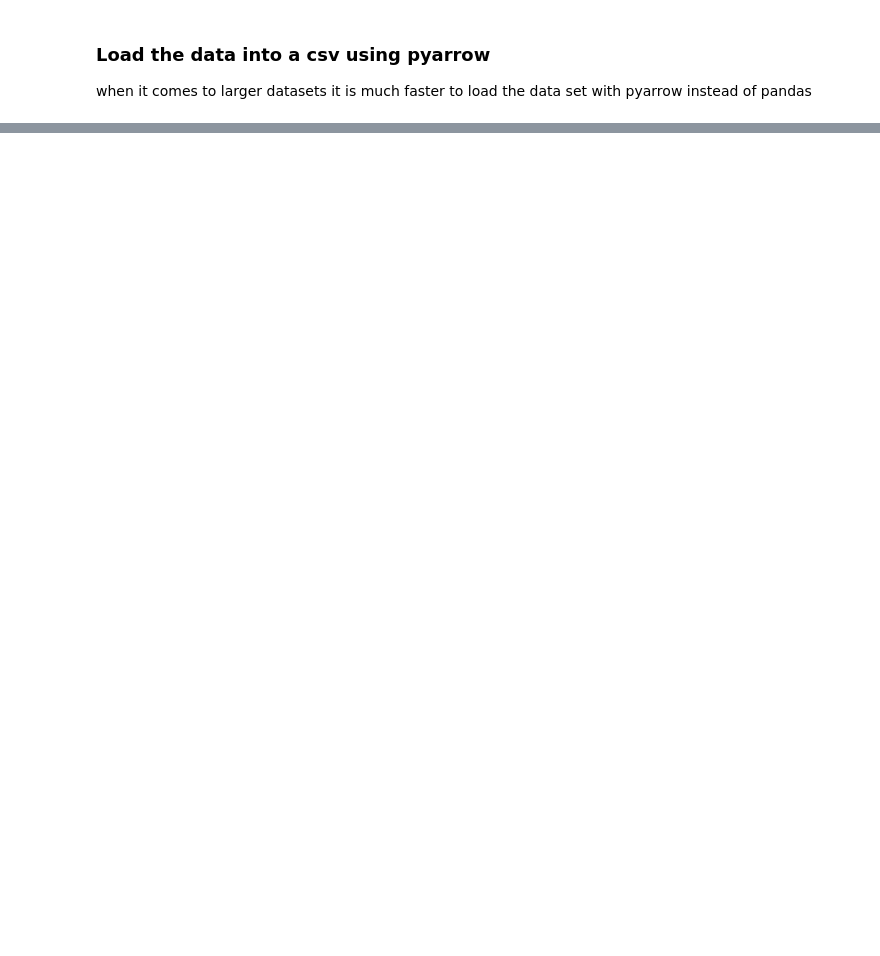
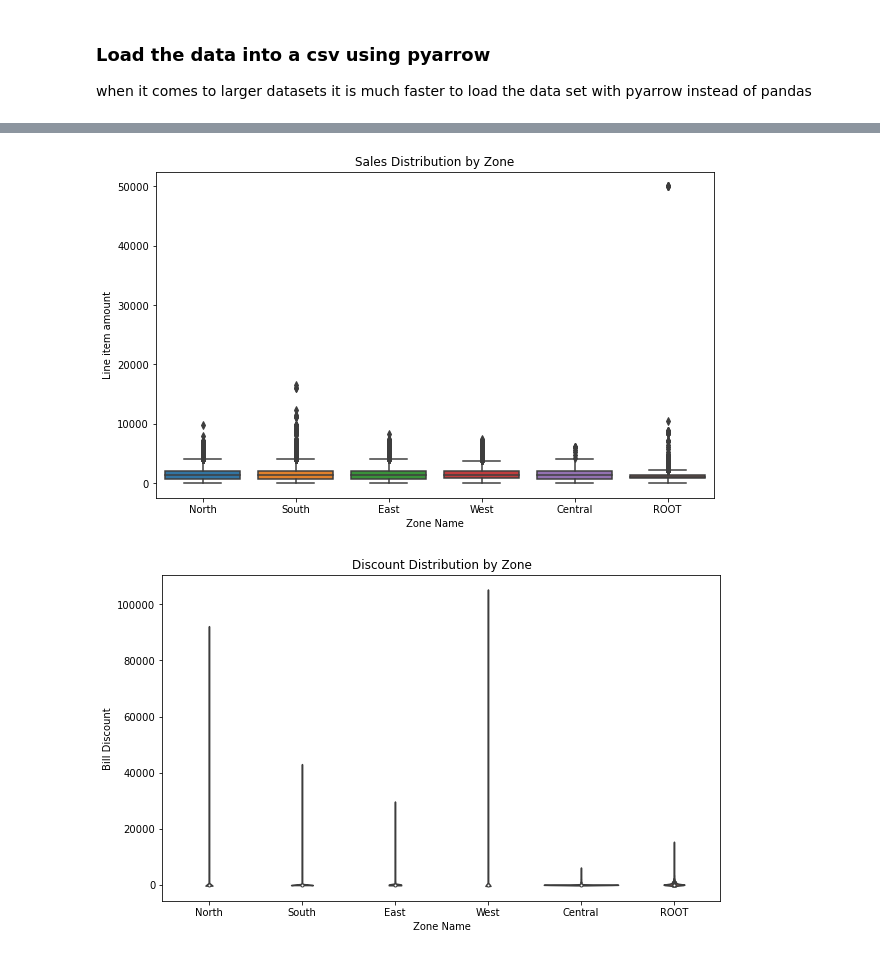
Before and after one commit to Ahmed-Umer02/Clothes-Retail-Store-Clustering-Project, a Jupyter notebook: Data/data_preprocessing.ipynb, the cells around one changed output, grey strips where cells are left out. Cells and saved outputs as stored; diff of their text form; code cells hidden in the pictures; blank space fills up the shorter version.

```diff
--- a/Data/data_preprocessing.ipynb
+++ b/Data/data_preprocessing.ipynb
@@ -185,7 +182,7 @@ when it comes to larger datasets it is much faster to load the data set with pya
 new_df = pa.Table.from_pandas(df)
 csv.write_csv(new_df, 'full_cleaned_data.csv')
 # %%
-df_1m = pd.DataFrame()
+#df_1m = pd.DataFrame()
 df_500k = pd.DataFrame()
 
 # List of years
@@ -194,9 +191,9 @@ years = [2018, 2019, 2020, 2021, 2022]
 for year in years:
     df_year = df[df['year'] == year]
 
-    df_1m = pd.concat([df_1m, df_year.sample(n=200000, random_state=42)])
+    #df_1m = pd.concat([df_1m, df_year.sample(n=200000, random_state=42)])
 
     df_500k = pd.concat([df_500k, df_year.sample(n=100000, random_state=42)])
 
-df_1m = df_1m.sample(frac=1, random_state=42).reset_index(drop=True)
+#df_1m = df_1m.sample(frac=1, random_state=42).reset_index(drop=True)
 df_500k = df_500k.sample(frac=1, random_state=42).reset_index(drop=True)
@@ -214,0 +209,45 @@ df_1m.describe()
+# %%
+plt.figure(figsize=(10,6))
+sns.boxplot(x='zone_name', y='line_item_amount', data=df_500k)
+plt.title('Sales Distribution by Zone')
+plt.xlabel("Zone Name")
+plt.ylabel("Line item amount")
+plt.show()
+
+# Discounts across zones
+plt.figure(figsize=(10,6))
+sns.violinplot(x='zone_name', y='bill_discount', data=df_500k)
+plt.title('Discount Distribution by Zone')
+plt.xlabel("Zone Name")
+plt.ylabel("Bill Discount")
+plt.show()
+
+# Correlation matrix
+corr = df_500k.corr()
+plt.figure(figsize=(10,6))
+sns.heatmap(corr, annot=True, cmap='coolwarm')
+plt.title('Correlation Matrix')
+plt.show()
+
+# Outliers detection
+plt.figure(figsize=(10,6))
+sns.boxplot(x='zone_name', y='line_item_amount', data=df_500k)
+plt.title('Outliers in Sales by Zone')
+plt.xlabel("Zone Name")
+plt.ylabel("Line Item Amount")
+plt.show()
+
+# Sales trends over time by zone
+df_500k['transaction_date'] = pd.to_datetime(df_500k['transaction_date'])
+df_grouped = df_500k.groupby([df_500k['transaction_date'].dt.to_period('M'), 'zone_name'])['line_item_amount'].sum().unstack()
+df_grouped.plot(figsize=(16, 8))
+plt.xticks(ticks=pd.date_range(start='2018-01-01', end='2022-12-31', freq='MS'))
+plt.title('Sales Trends Over Time by Zone')
+plt.ylabel("Zone Name")
+plt.xlabel("Transaction Date")
+plt.legend()
+plt.grid()
+plt.show()
+# %% [output]
+[figure, added]
+[figure, added]
```
Also changed, not shown: parts of 6 cells of this notebook, 2 other files.
